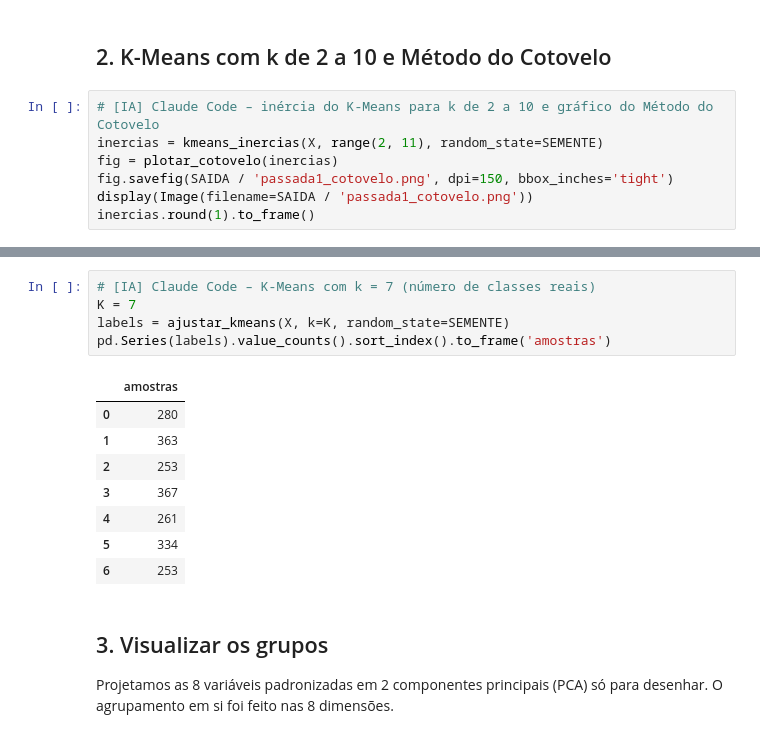
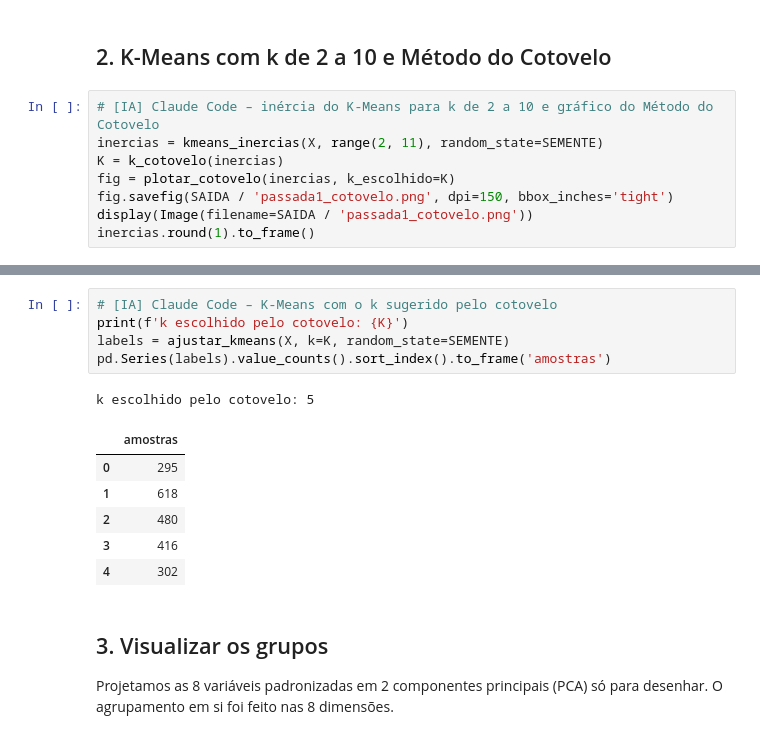
Before and after one commit to Fernandosoares10/projeto_avd_, a Jupyter notebook: notebooks/parte_comum/kmeans_passada1.ipynb, the cells around one changed output, grey strips where cells are left out. Cells and saved outputs as stored; diff of their text form.

```diff
--- a/notebooks/parte_comum/kmeans_passada1.ipynb
+++ b/notebooks/parte_comum/kmeans_passada1.ipynb
@@ -45,7 +45,8 @@ X.describe().loc[['mean', 'std']].round(3)
 # %%
 # [IA] Claude Code – inércia do K-Means para k de 2 a 10 e gráfico do Método do Cotovelo
 inercias = kmeans_inercias(X, range(2, 11), random_state=SEMENTE)
-fig = plotar_cotovelo(inercias)
+K = k_cotovelo(inercias)
+fig = plotar_cotovelo(inercias, k_escolhido=K)
 fig.savefig(SAIDA / 'passada1_cotovelo.png', dpi=150, bbox_inches='tight')
 display(Image(filename=SAIDA / 'passada1_cotovelo.png'))
 inercias.round(1).to_frame()
@@ -66,17 +67,16 @@ inercias.round(1).to_frame()
 # %%
-# [IA] Claude Code – K-Means com k = 7 (número de classes reais)
-K = 7
+# [IA] Claude Code – K-Means com o k sugerido pelo cotovelo
+print(f'k escolhido pelo cotovelo: {K}')
 labels = ajustar_kmeans(X, k=K, random_state=SEMENTE)
 pd.Series(labels).value_counts().sort_index().to_frame('amostras')
 # %% [output]
+k escolhido pelo cotovelo: 5
 |  | amostras |
-| 0 | 280 |
-| 1 | 363 |
-| 2 | 253 |
-| 3 | 367 |
-| 4 | 261 |
-| 5 | 334 |
-| 6 | 253 |
+| 0 | 295 |
+| 1 | 618 |
+| 2 | 480 |
+| 3 | 416 |
+| 4 | 302 |
 # %% [markdown]
 ## 3. Visualizar os grupos
 
```
Also changed, not shown: parts of 6 cells of this notebook, 7 other files.
